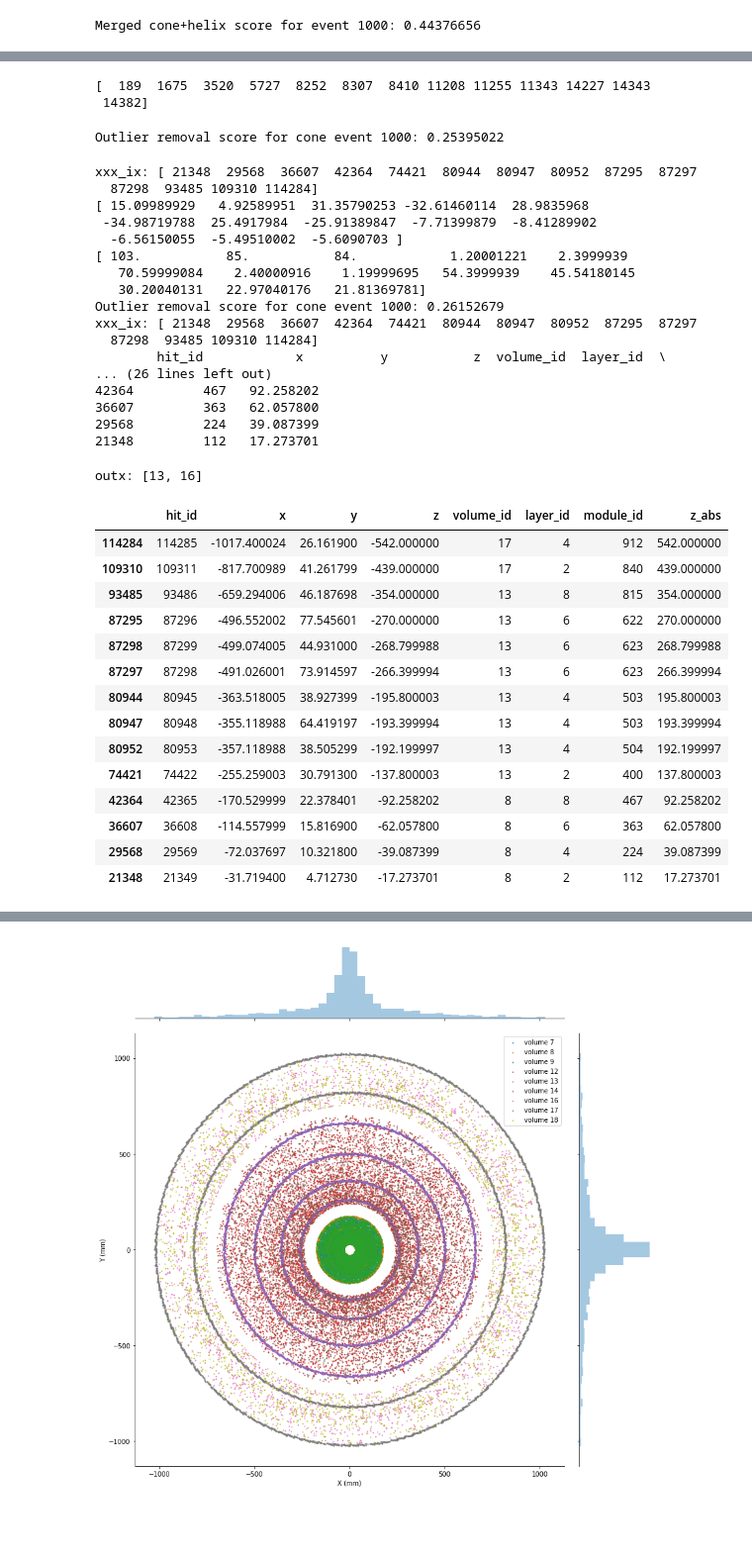
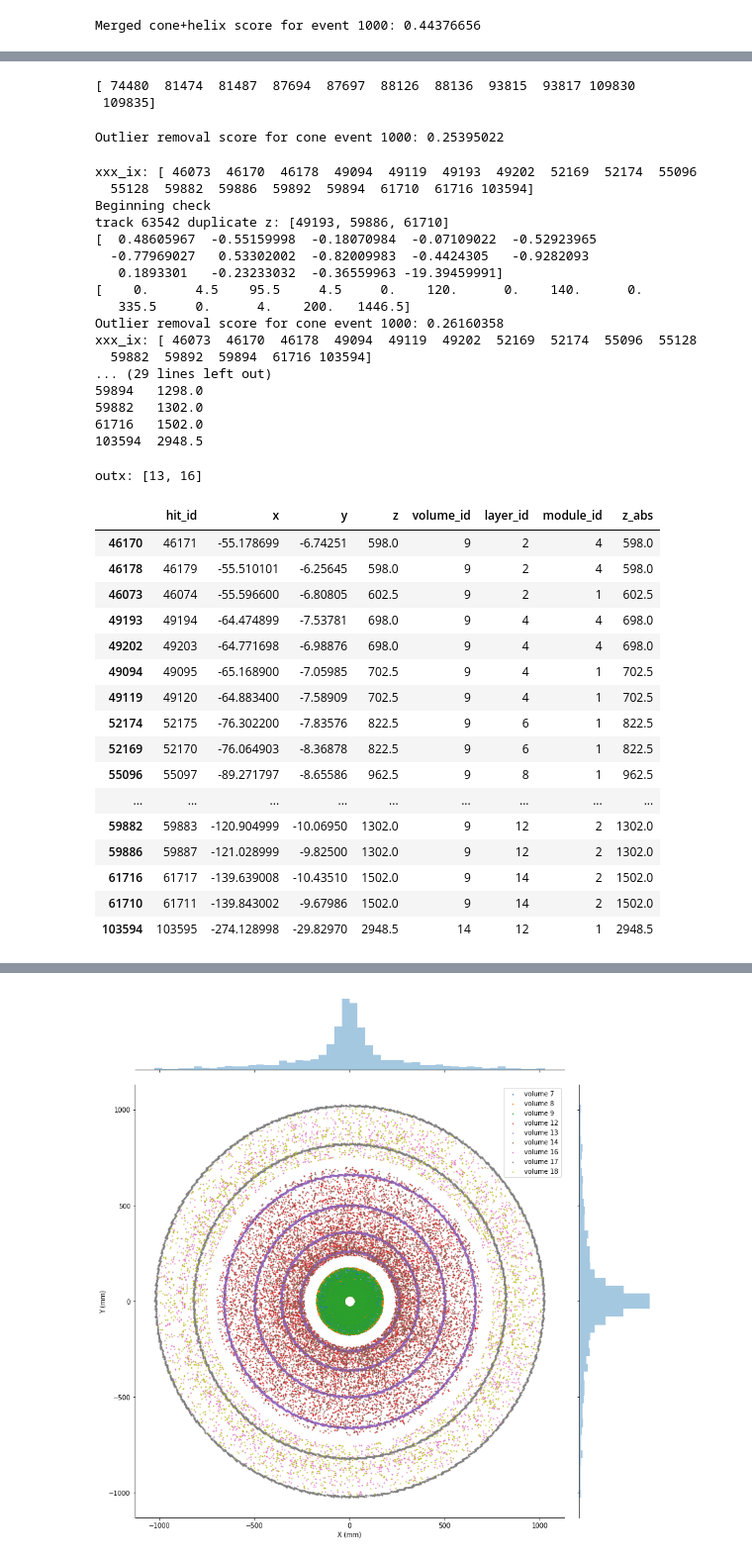
Before and after one commit to nicolefinnie/kaggle-trackml, a Jupyter notebook: src/notebooks/EDA/test_merge.ipynb, the cells around one changed output, grey strips where cells are left out. Shown at 99% size. Saved outputs shown, nothing was run; the diff lists cells and outputs as text; code cells hidden in the pictures; blank space fills up the shorter version.

```diff
--- a/src/notebooks/EDA/test_merge.ipynb
+++ b/src/notebooks/EDA/test_merge.ipynb
@@ -459,11 +629,11 @@ Noisy unique lengths: [ 2  3  4  5  6  7  8  9 10 11 12 13 14 15 16 17 18]
 Singletons: 950
 cone score for event 1000: 0.48750889
 # %%
-helidx = np.where(labels_helix==1529)[0]
+helidx = np.where(labels_helix==7095)[0]
 print(helidx)
 # %% [output]
-[  189  1675  3520  5727  8252  8307  8410 11208 11255 11343 14227 14343
- 14382]
+[ 74480  81474  81487  87694  87697  88126  88136  93815  93817 109830
+ 109835]
 # %%
 one_submission = create_one_event_submission(1000, hits, labels_cone)
 score = score_event(truth, one_submission)
@@ -487,11 +657,11 @@ Outlier removal score for cone event 1000: 0.25395022
 #print('Total removed due to bad volumes: ' + str(count_rem_volume))
 #print('Total removed due to bad dimensions: ' + str(count_rem_dimension))
 
-track_to_remove = 53992
+track_to_remove = 63542
 labels_c3 = np.copy(labels_cone)
 xxx_ix = np.where(labels_c3 == track_to_remove)[0]
 print('xxx_ix: ' + str(xxx_ix))
-(labels_c3, cx, cy) = remove_track_outliers(track_to_remove, labels_c3, hits)
+(labels_c3, cx, cy, cz) = remove_track_outliers(track_to_remove, labels_c3, hits)
 labels_c3x = np.copy(labels_c3)
 one_submission = create_one_event_submission(1000, hits, labels_c3)
 score = score_event(truth, one_submission)
@@ -504,23 +674,23 @@ xxx_df = xxx_df.sort_values('z')
 # Bad indexes: 59855, 61697
 print(xxx_df)
 # %% [output]
-xxx_ix: [ 21348  29568  36607  42364  74421  80944  80947  80952  87295  87297
-  87298  93485 109310 114284]
-[ 15.09989929   4.92589951  31.35790253 -32.61460114  28.9835968
- -34.98719788  25.4917984  -25.91389847  -7.71399879  -8.41289902
-  -6.56150055  -5.49510002  -5.6090703 ]
-[ 103.           85.           84.            1.20001221    2.3999939
-   70.59999084    2.40000916    1.19999695   54.3999939    45.54180145
-   30.20040131   22.97040176   21.81369781]
-Outlier removal score for cone event 1000: 0.26152679
-xxx_ix: [ 21348  29568  36607  42364  74421  80944  80947  80952  87295  87297
-  87298  93485 109310 114284]
-        hit_id            x          y           z  volume_id  layer_id  \
-... (26 lines left out)
-42364         467   92.258202
-36607         363   62.057800
-29568         224   39.087399
-21348         112   17.273701
+xxx_ix: [ 46073  46170  46178  49094  49119  49193  49202  52169  52174  55096
+  55128  59882  59886  59892  59894  61710  61716 103594]
+Beginning check
+track 63542 duplicate z: [49193, 59886, 61710]
+[  0.48605967  -0.55159998  -0.18070984  -0.07109022  -0.52923965
+  -0.77969027   0.53302002  -0.82009983  -0.4424305   -0.9282093
+   0.1893301   -0.23233032  -0.36559963 -19.39459991]
+[    0.      4.5    95.5     4.5     0.    120.      0.    140.      0.
+   335.5     0.      4.    200.   1446.5]
+Outlier removal score for cone event 1000: 0.26160358
+xxx_ix: [ 46073  46170  46178  49094  49119  49202  52169  52174  55096  55128
+  59882  59892  59894  61716 103594]
+... (29 lines left out)
+59894   1298.0
+59882   1302.0
+61716   1502.0
+103594  2948.5
 # %%
 labels_helix = renumber_labels(labels_helix)
 max_track = np.amax(labels_helix)
@@ -533,27 +703,29 @@ print('outx: ' + str(outx))
 # %% [output]
 outx: [13, 16]
 # %%
-xxx_ix = np.where(labels_cone == 53992)
+xxx_ix = np.where(labels_cone == 63542)
 xxx_df = hits.loc[xxx_ix]
 xxx_df = xxx_df.sort_values('z')
 # indexes in question: ???
 xxx_df
 # %% [output]
 |  | hit_id | x | y | z | volume_id | layer_id | module_id | z_abs |
-| 114284 | 114285 | -1017.400024 | 26.161900 | -542.000000 | 17 | 4 | 912 | 542.000000 |
-| 109310 | 109311 | -817.700989 | 41.261799 | -439.000000 | 17 | 2 | 840 | 439.000000 |
-| 93485 | 93486 | -659.294006 | 46.187698 | -354.000000 | 13 | 8 | 815 | 354.000000 |
-| 87295 | 87296 | -496.552002 | 77.545601 | -270.000000 | 13 | 6 | 622 | 270.000000 |
-| 87298 | 87299 | -499.074005 | 44.931000 | -268.799988 | 13 | 6 | 623 | 268.799988 |
-| 87297 | 87298 | -491.026001 | 73.914597 | -266.399994 | 13 | 6 | 623 | 266.399994 |
-| 80944 | 80945 | -363.518005 | 38.927399 | -195.800003 | 13 | 4 | 503 | 195.800003 |
-| 80947 | 80948 | -355.118988 | 64.419197 | -193.399994 | 13 | 4 | 503 | 193.399994 |
-| 80952 | 80953 | -357.118988 | 38.505299 | -192.199997 | 13 | 4 | 504 | 192.199997 |
-| 74421 | 74422 | -255.259003 | 30.791300 | -137.800003 | 13 | 2 | 400 | 137.800003 |
-| 42364 | 42365 | -170.529999 | 22.378401 | -92.258202 | 8 | 8 | 467 | 92.258202 |
-| 36607 | 36608 | -114.557999 | 15.816900 | -62.057800 | 8 | 6 | 363 | 62.057800 |
-| 29568 | 29569 | -72.037697 | 10.321800 | -39.087399 | 8 | 4 | 224 | 39.087399 |
-| 21348 | 21349 | -31.719400 | 4.712730 | -17.273701 | 8 | 2 | 112 | 17.273701 |
+| 46170 | 46171 | -55.178699 | -6.74251 | 598.0 | 9 | 2 | 4 | 598.0 |
+| 46178 | 46179 | -55.510101 | -6.25645 | 598.0 | 9 | 2 | 4 | 598.0 |
+| 46073 | 46074 | -55.596600 | -6.80805 | 602.5 | 9 | 2 | 1 | 602.5 |
+| 49193 | 49194 | -64.474899 | -7.53781 | 698.0 | 9 | 4 | 4 | 698.0 |
+| 49202 | 49203 | -64.771698 | -6.98876 | 698.0 | 9 | 4 | 4 | 698.0 |
+| 49094 | 49095 | -65.168900 | -7.05985 | 702.5 | 9 | 4 | 1 | 702.5 |
+| 49119 | 49120 | -64.883400 | -7.58909 | 702.5 | 9 | 4 | 1 | 702.5 |
+| 52174 | 52175 | -76.302200 | -7.83576 | 822.5 | 9 | 6 | 1 | 822.5 |
+| 52169 | 52170 | -76.064903 | -8.36878 | 822.5 | 9 | 6 | 1 | 822.5 |
+| 55096 | 55097 | -89.271797 | -8.65586 | 962.5 | 9 | 8 | 1 | 962.5 |
+| ... | ... | ... | ... | ... | ... | ... | ... | ... |
+| 59882 | 59883 | -120.904999 | -10.06950 | 1302.0 | 9 | 12 | 2 | 1302.0 |
+| 59886 | 59887 | -121.028999 | -9.82500 | 1302.0 | 9 | 12 | 2 | 1302.0 |
+| 61716 | 61717 | -139.639008 | -10.43510 | 1502.0 | 9 | 14 | 2 | 1502.0 |
+| 61710 | 61711 | -139.843002 | -9.67986 | 1502.0 | 9 | 14 | 2 | 1502.0 |
+| 103594 | 103595 | -274.128998 | -29.82970 | 2948.5 | 14 | 12 | 1 | 2948.5 |
 # %%
 tr_df = truth.loc[xxx_ix]
 tr_df = tr_df.sort_values('tz')
```
Also changed, not shown: parts of 11 cells of this notebook.
